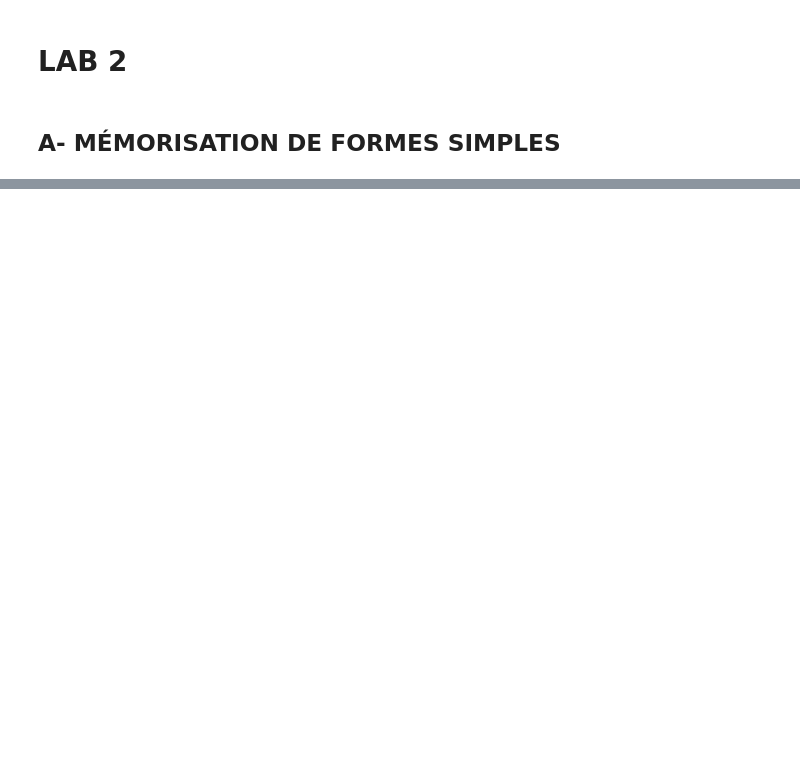
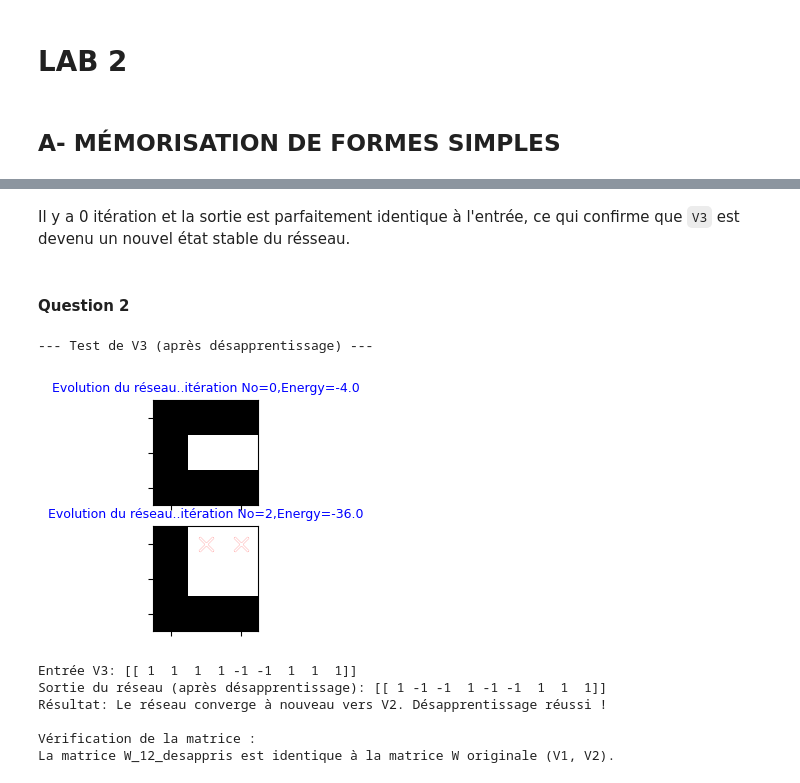
Before and after one commit to Leon-afk1/TP_reseau_neurone, a Jupyter notebook: Lab2/lab2.ipynb, the cells around one changed output, grey strips where cells are left out. Cells and saved outputs as stored; diff of their text form; code cells hidden in the pictures; blank space fills up the shorter version.

```diff
--- a/Lab2/lab2.ipynb
+++ b/Lab2/lab2.ipynb
@@ -61,0 +262,39 @@ Matrice de poids W:
+# %% [markdown]
+Il y a 0 itération et la sortie est parfaitement identique à l'entrée, ce qui confirme que `V3`  est devenu un nouvel état stable du résseau.
+# %% [markdown]
+#### Question 2
+# %%
+# Désapprentissage en partant de W_123 qui connaît les 3 formes
+W_12_desappris = W_123 - W_V3
+
+# Confirmeation en réinjectant V3
+print("--- Test de V3 (après désapprentissage) ---")
+
+out_v3_des, energy_v3_des = my_hopfield(W_12_desappris, V3_2d.copy(), n_iter, xsize, ysize, 1)
+
+print("Entrée V3:", V3_2d)
+print("Sortie du réseau (après désapprentissage):", out_v3_des)
+
+# --- Analyse ---
+if np.array_equal(out_v3_des, V2_2d):
+    print("Résultat: Le réseau converge à nouveau vers V2. Désapprentissage réussi !")
+elif np.array_equal(out_v3_des, V3_2d):
+    print("Résultat: Échec ! V3 est toujours un état stable.")
+else:
+    print("Résultat: Le réseau a convergé vers un autre état.")
+
+# Vérification que W_12_desappris est identique à la matrice W d'origine
+print("\nVérification de la matrice :")
+if np.array_equal(W, W_12_desappris):
+    print("La matrice W_12_desappris est identique à la matrice W originale (V1, V2).")
+else:
+    print("Les matrices ne sont pas identiques.")
+# %% [output]
+--- Test de V3 (après désapprentissage) ---
+[figure, added]
+Entrée V3: [[ 1  1  1  1 -1 -1  1  1  1]]
+Sortie du réseau (après désapprentissage): [[ 1 -1 -1  1 -1 -1  1  1  1]]
+Résultat: Le réseau converge à nouveau vers V2. Désapprentissage réussi !
+
+Vérification de la matrice :
+La matrice W_12_desappris est identique à la matrice W originale (V1, V2).
```
Also changed, not shown: parts of 47 cells of this notebook.
